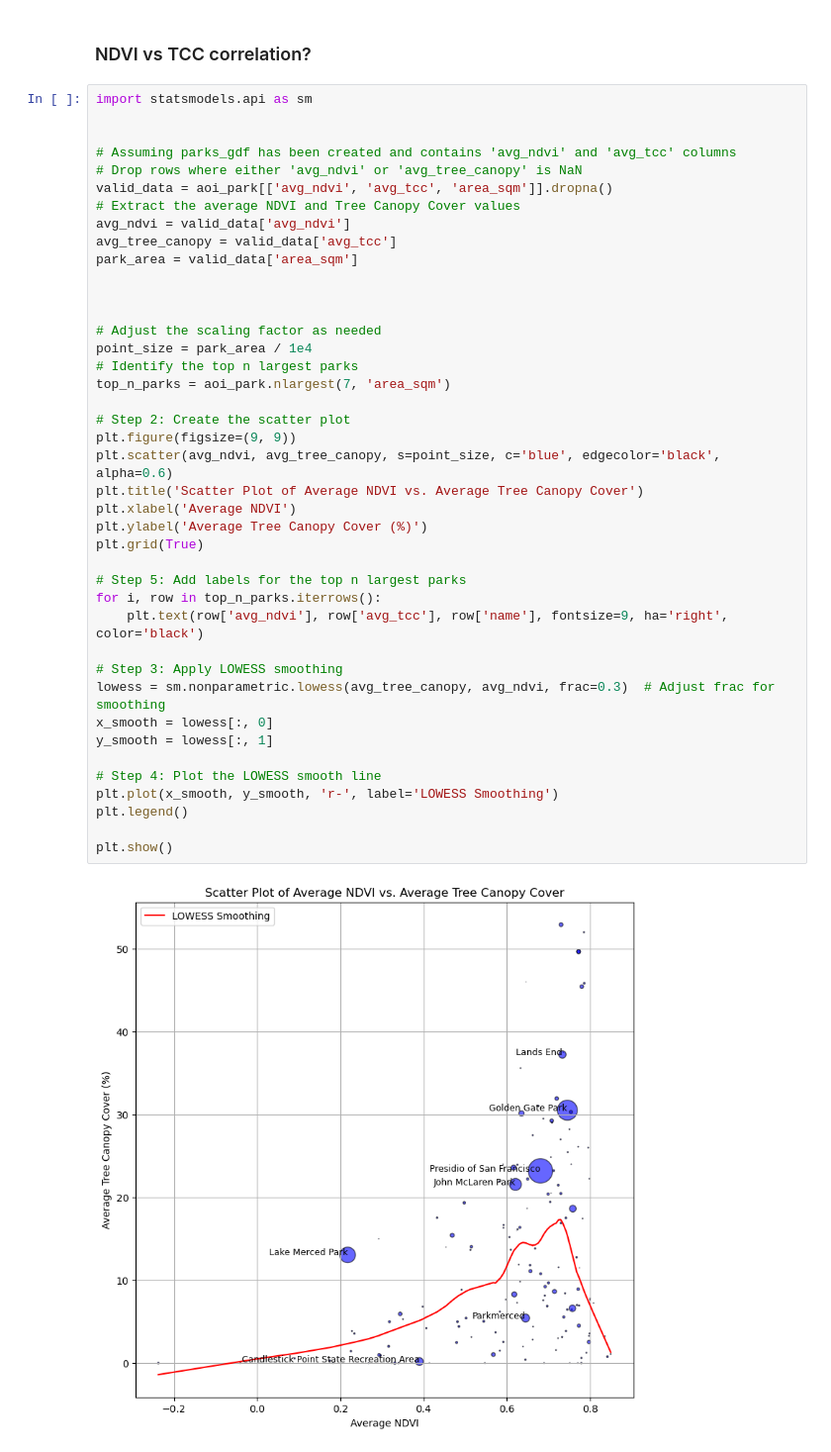
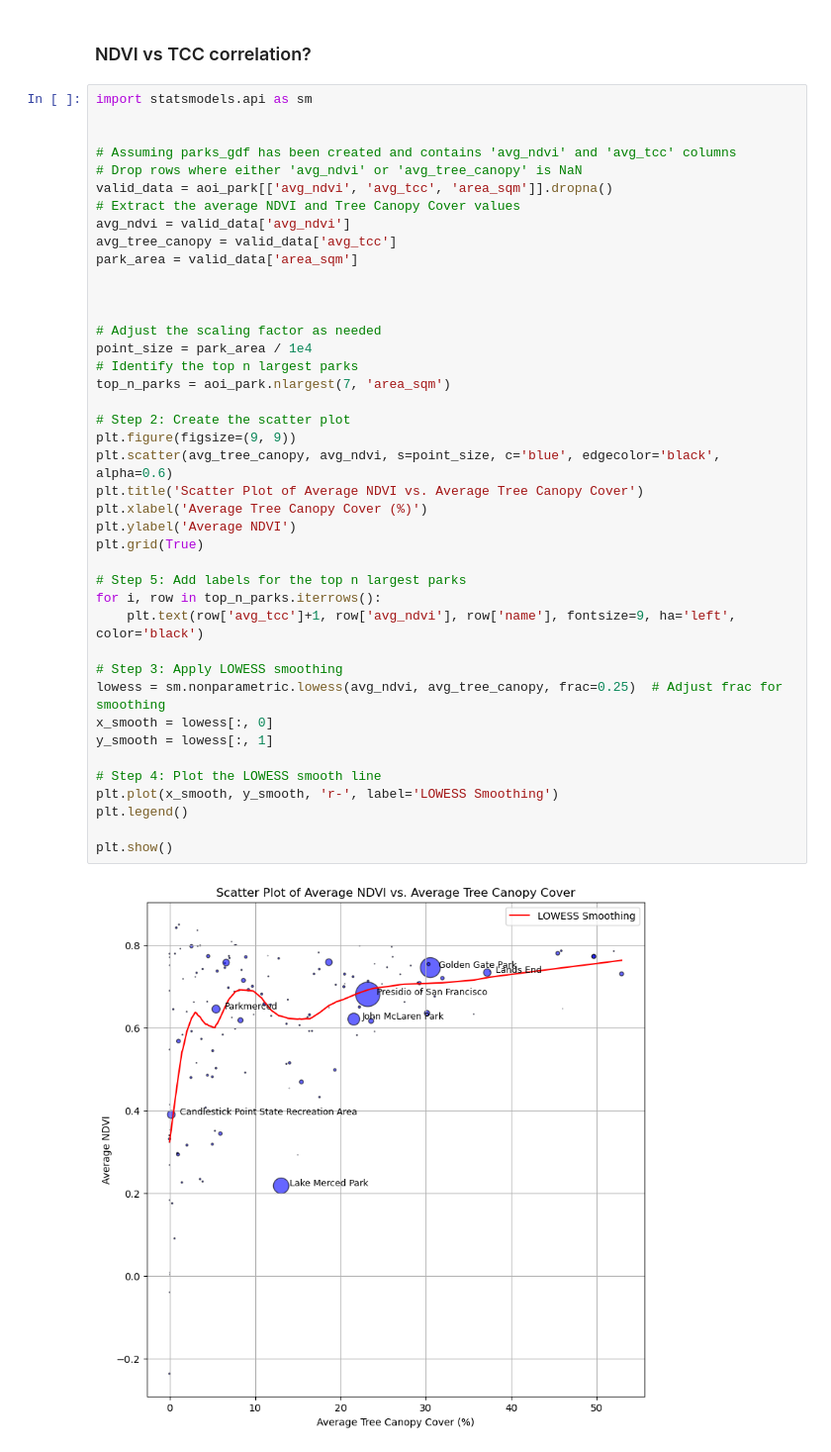
Before and after one commit to natcap/invest-mental-health, a Jupyter notebook: code/Park_greenness_levels.ipynb, the cells around one changed output. Shown at 99% size. Saved outputs shown, nothing was run; the diff lists cells and outputs as text.

Commit message:
TCC on x-axis while NDVI on y-axis

```diff
--- a/code/Park_greenness_levels.ipynb
+++ b/code/Park_greenness_levels.ipynb
@@ -407,36 +407,36 @@ valid_data = aoi_park[['avg_ndvi', 'avg_tcc', 'area_sqm']].dropna()
 # Extract the average NDVI and Tree Canopy Cover values
 avg_ndvi = valid_data['avg_ndvi']
 avg_tree_canopy = valid_data['avg_tcc']
 park_area = valid_data['area_sqm']
 
 
 
 # Adjust the scaling factor as needed
 point_size = park_area / 1e4
 # Identify the top n largest parks
 top_n_parks = aoi_park.nlargest(7, 'area_sqm')
 
 # Step 2: Create the scatter plot
 plt.figure(figsize=(9, 9))
-plt.scatter(avg_ndvi, avg_tree_canopy, s=point_size, c='blue', edgecolor='black', alpha=0.6)
+plt.scatter(avg_tree_canopy, avg_ndvi, s=point_size, c='blue', edgecolor='black', alpha=0.6)
 plt.title('Scatter Plot of Average NDVI vs. Average Tree Canopy Cover')
-plt.xlabel('Average NDVI')
-plt.ylabel('Average Tree Canopy Cover (%)')
+plt.xlabel('Average Tree Canopy Cover (%)')
+plt.ylabel('Average NDVI')
 plt.grid(True)
 
 # Step 5: Add labels for the top n largest parks
 for i, row in top_n_parks.iterrows():
-    plt.text(row['avg_ndvi'], row['avg_tcc'], row['name'], fontsize=9, ha='right', color='black')
+    plt.text(row['avg_tcc']+1, row['avg_ndvi'], row['name'], fontsize=9, ha='left', color='black')
 
 # Step 3: Apply LOWESS smoothing
-lowess = sm.nonparametric.lowess(avg_tree_canopy, avg_ndvi, frac=0.3)  # Adjust frac for smoothing
+lowess = sm.nonparametric.lowess(avg_ndvi, avg_tree_canopy, frac=0.25)  # Adjust frac for smoothing
 x_smooth = lowess[:, 0]
 y_smooth = lowess[:, 1]
 
 # Step 4: Plot the LOWESS smooth line
 plt.plot(x_smooth, y_smooth, 'r-', label='LOWESS Smoothing')
 plt.legend()
 
 plt.show()
 # %% [output]
-[figure, old version]
+[figure, new version]
```
Also changed, not shown: parts of 1 cell of this notebook.
